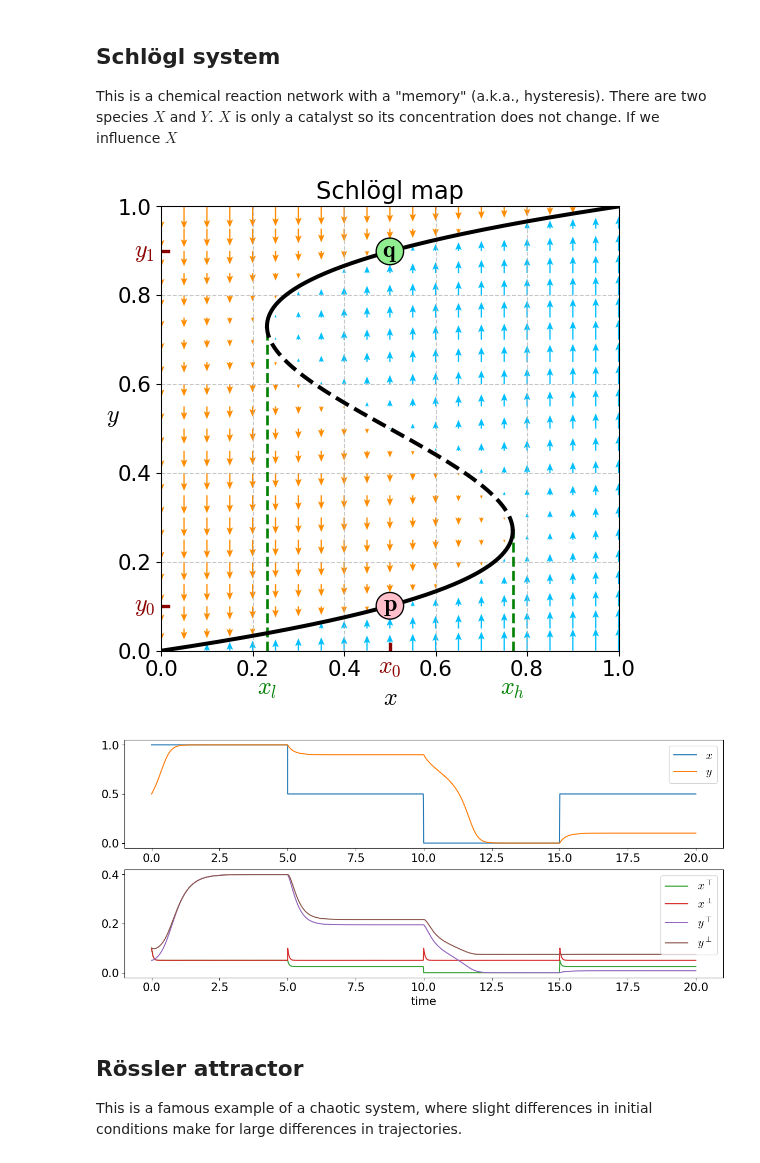
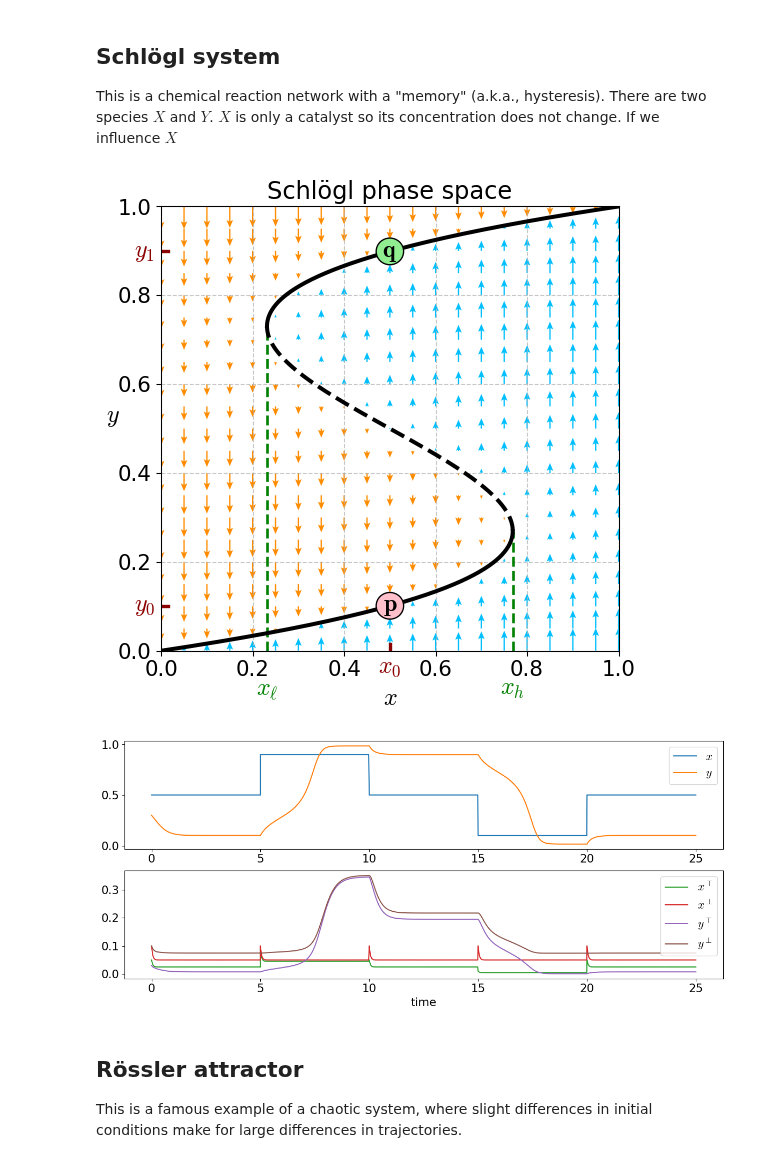
Before and after one commit to UC-Davis-molecular-computing/ode2tn, a Jupyter notebook: notebook.ipynb, the cells around one changed output. Saved outputs shown, nothing was run; the diff lists cells and outputs as text; code cells hidden in the pictures.

```diff
--- a/notebook.ipynb
+++ b/notebook.ipynb
@@ -206,7 +206,7 @@ plt.vlines(x_loc_min, 0, loc_min, colors='g', linestyles='dashed', linewidth=2)
 tick_color = "darkred"
 
 # Add labels for vertical lines below the x-axis
-plt.text(x_loc_min, -0.1, r'$x_l$', color='green', fontsize=18, ha='center')
+plt.text(x_loc_min, -0.1, r'$x_\ell$', color='green', fontsize=18, ha='center')
 plt.text(x_loc_max, -0.1, r'$x_h$', color='green', fontsize=18, ha='center')
 plt.text(0.5, -0.05, r'$x_0$', color=tick_color, fontsize=18, ha='center')
 
@@ -225,9 +225,6 @@ V = np.zeros_like(Y)
 colors = np.zeros_like(X)
 mask = np.ones_like(X, dtype=bool)  # Mask to hide arrows that are too close to the curve
 
-# Threshold to avoid arrows crossing the curve
-eps = 0.012
-
 arrows_prop = True # true if arrow length is proportional to vector magnitude
 # Determine which side of the curve each grid point is on
 for i in range(len(x_grid)):
@@ -236,14 +233,7 @@ for i in range(len(x_grid)):
         y_point = Y[j, i]
         magnitude = abs(x_point - f(y_point))**0.5
 
-        # Check if point is too close to the curve
-        if f(y_point) > x_point and f(y_point-eps) < x_point:
-            # Too close to the curve - don't draw an arrow
-            mask[j, i] = False
-        elif f(y_point) <= x_point and f(y_point+eps) > x_point:
-            # Too close to the curve - don't draw an arrow
-            mask[j, i] = False
-        elif f(y_point) > x_point:
+        if f(y_point) > x_point:
             # Left side of the curve - red arrows pointing down
             U[j, i] = 0
             V[j, i] = -0.5 if not arrows_prop else -magnitude
@@ -254,20 +244,13 @@ for i in range(len(x_grid)):
             V[j, i] = 0.5 if not arrows_prop else magnitude
             colors[j, i] = 1  # Blue
 
-# Apply the mask to hide arrows near the curve
-X_masked = np.ma.array(X, mask=~mask)
-Y_masked = np.ma.array(Y, mask=~mask)
-U_masked = np.ma.array(U, mask=~mask)
-V_masked = np.ma.array(V, mask=~mask)
-colors_masked = np.ma.array(colors, mask=~mask)
-
 # vector field
-plt.quiver(X_masked, Y_masked, U_masked, V_masked, colors_masked,
-           # scale=20,
-           cmap=ListedColormap(['darkorange', 'deepskyblue']),
-           # width=0.006,
-           headwidth=5, headlength=6, headaxislength=5
-          )
+plt.quiver(
+    X, Y, U, V, colors,
+    cmap=ListedColormap(['darkorange', 'deepskyblue']),
+    # width=0.006,
+    headwidth=5, headlength=6, headaxislength=5
+)
 
 # plot curve last so it covers other elements
 
@@ -307,17 +290,17 @@ plt.ylabel(r'$y$', fontsize=18, rotation='horizontal')
 plt.xlim(0, 1)
 plt.ylim(0, 1)
 plt.grid(True, linestyle='--', alpha=0.7)
-plt.title(r'Schlögl map', fontsize=18)
+plt.title(r'Schlögl phase space', fontsize=18)
 plt.tight_layout()
-plt.savefig('plots/schlogl-map.pdf', format='pdf', bbox_inches='tight')
+plt.savefig('plots/schlogl-phase-space.pdf', format='pdf', bbox_inches='tight')
 plt.show()
 # %% [output]
-[figure, old version]
+[figure, new version]
 # %%
 import gpac as gp
 import numpy as np
 import sympy as sp
-from ode2tn import plot_tn, ode2tn
+from ode2tn import plot_tn, ode2tn, update_resets_with_ratios
 
 x_sp, y_sp = gp.species('x y')
 k1 = 11
@@ -336,51 +319,51 @@ for var in odes.keys():
     if var.name == 'y':
         y = var
 inits = {
-    x: 1,
-    y: 0.5,
+    x: 0.5,
+    y: 0.3,
 }
 gamma = 20
 beta = 1
 scale = 0.1
-t_eval = np.linspace(0, 20, 500)
 
 tn_odes, tn_inits, _ = ode2tn(odes, inits, gamma=gamma, beta=beta, scale=scale)
 for ratio_symbol in tn_inits.keys():
     if ratio_symbol.name == 'x_t':
         xt = ratio_symbol
     if ratio_symbol.name == 'x_b':
         xb = ratio_symbol
     if ratio_symbol.name == 'y_t':
         yt = ratio_symbol
     if ratio_symbol.name == 'y_b':
         yb = ratio_symbol
 
 figsize = (15, 6)
 
 # The `resets` parameter allows one to step in at pre-defined times and alter the value of variables.
 # Below, we set x to 0.5 at time 5, to 0.01 at time 10, and to 0.5 at time 15.
 # Variables can be original (x) or new (x_t, x_b). If new, the value is simply set.
 # If an original variable set to value `val`, it is set the same way initial values are calculated:
 # `x_t` is set to `scale*val`, and `x_b` is set to `scale`.
 # This is used to show the "memory":
 # x starts "large" (1).
 # The first time we set x to 0.5, y stays large (around 0.9).
 # We then set x very low, which changes y to about 0.
 # When we set x back to 0.5, and the system remembers that we previously made x low,
 # keeping y low (around 0.1), unlike the first time we set x to 0.5.
 resets = {
-    5:  {x: 0.5},
-    10: {x: 0.0},
-    15: {x: 0.5},
+    5:  {x: 0.9},
+    10: {x: 0.5},
+    15: {x: 0.1},
+    20: {x: 0.5},
 }
-scale = 0.1
+t_eval = np.linspace(0, 25, 500)
 plot_tn(odes, inits, t_eval, gamma=gamma, beta=beta, scale=scale,
         resets=resets, figure_size=figsize,
         symbols_to_plot=[[x,y], [xt,xb,yt,yb]])
 import matplotlib.pyplot as plt
 plt.savefig("plots/schlogl-plot.pdf", format="pdf", bbox_inches="tight")
 # %% [output]
-[figure, old version]
+[figure, new version]
 # %% [markdown]
 ## Rössler attractor
 This is a famous example of a chaotic system, where slight differences in initial conditions make for large differences in trajectories.
```
Also changed, not shown: 3 other files.
